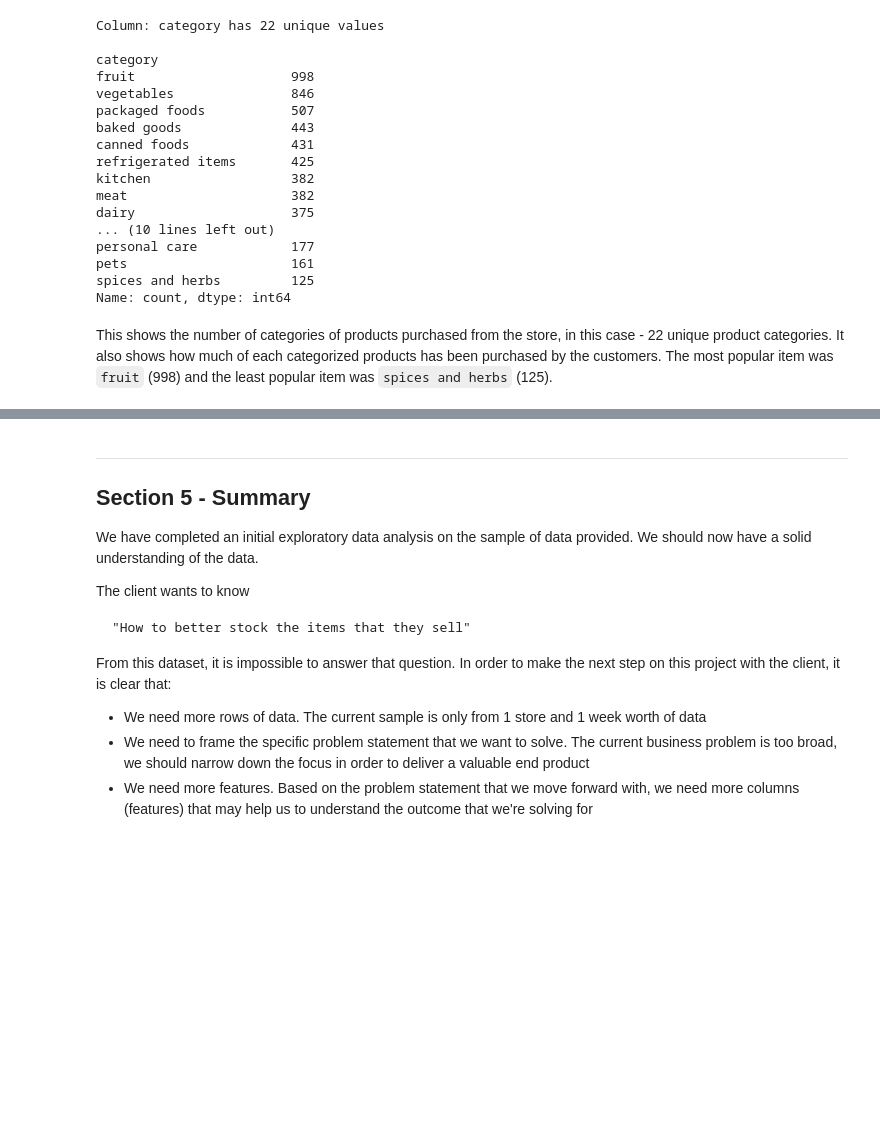
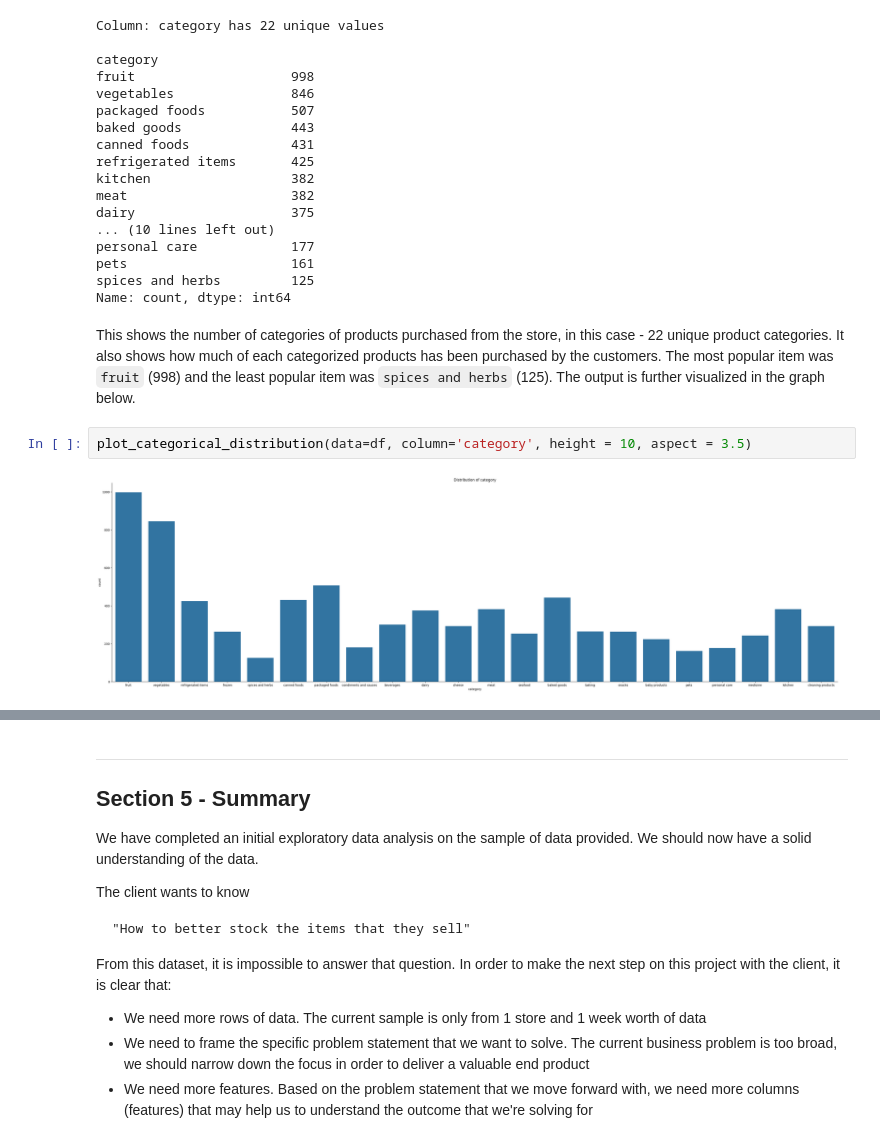
Before and after one commit to shawonsaha15/CourseWorks, a Jupyter notebook: Cognizant Artificial Intelligence/Cognizant_AI.ipynb, the cells around one changed output, grey strips where cells are left out. Cells and saved outputs as stored; diff of their text form; blank space fills up the shorter version.

Commit message:
Visualization complete update

```diff
--- a/Cognizant Artificial Intelligence/Cognizant_AI.ipynb
+++ b/Cognizant Artificial Intelligence/Cognizant_AI.ipynb
@@ -252,4 +252,8 @@ pets                     161
 spices and herbs         125
 Name: count, dtype: int64
 # %% [markdown]
-This shows the number of categories of products purchased from the store, in this case - 22 unique product categories. It also shows how much of each categorized products has been purchased by the customers. The most popular item was `fruit` (998) and the least popular item was `spices and herbs` (125).
+This shows the number of categories of products purchased from the store, in this case - 22 unique product categories. It also shows how much of each categorized products has been purchased by the customers. The most popular item was `fruit` (998) and the least popular item was `spices and herbs` (125). The output is further visualized in the graph below.
+# %%
+plot_categorical_distribution(data=df, column='category', height = 10, aspect = 3.5)
+# %% [output]
+[figure, added]
```
Also changed, not shown: parts of 15 cells of this notebook.
